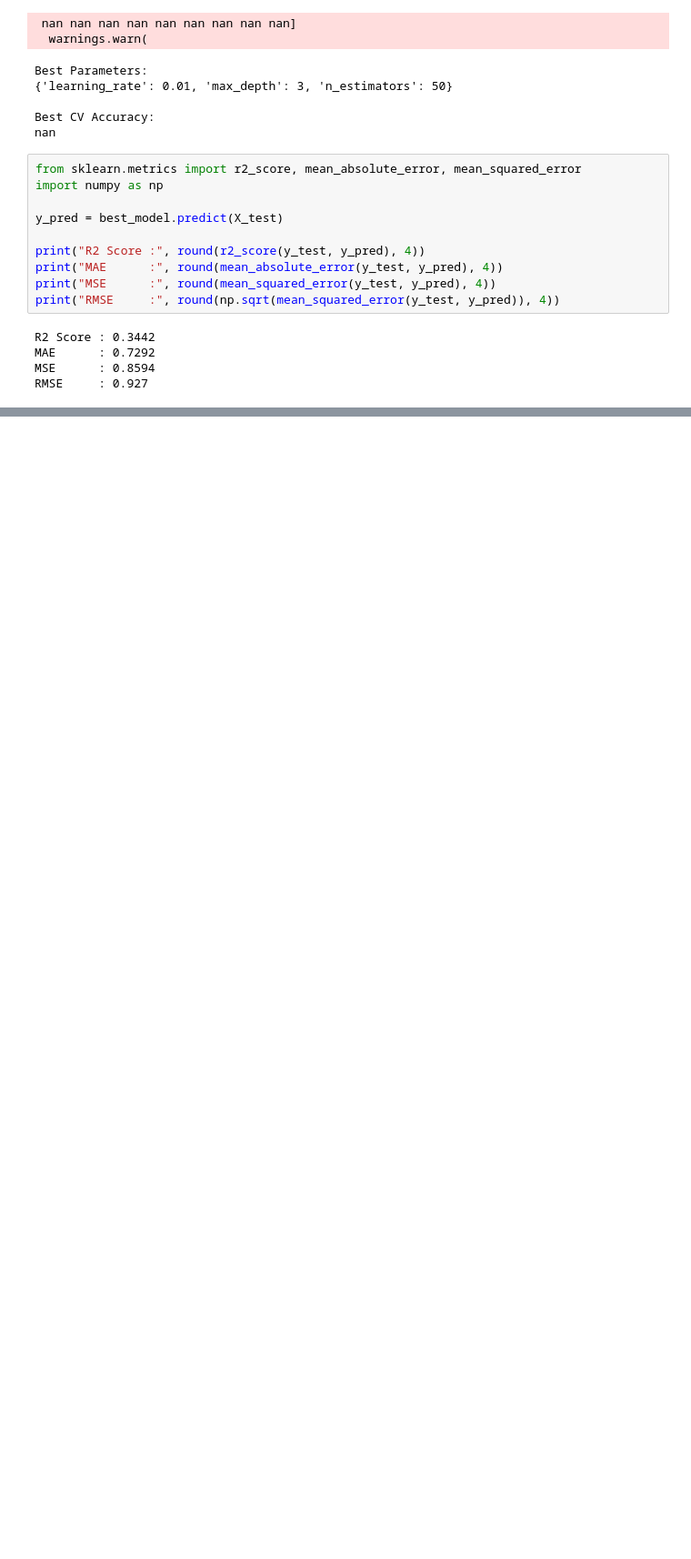
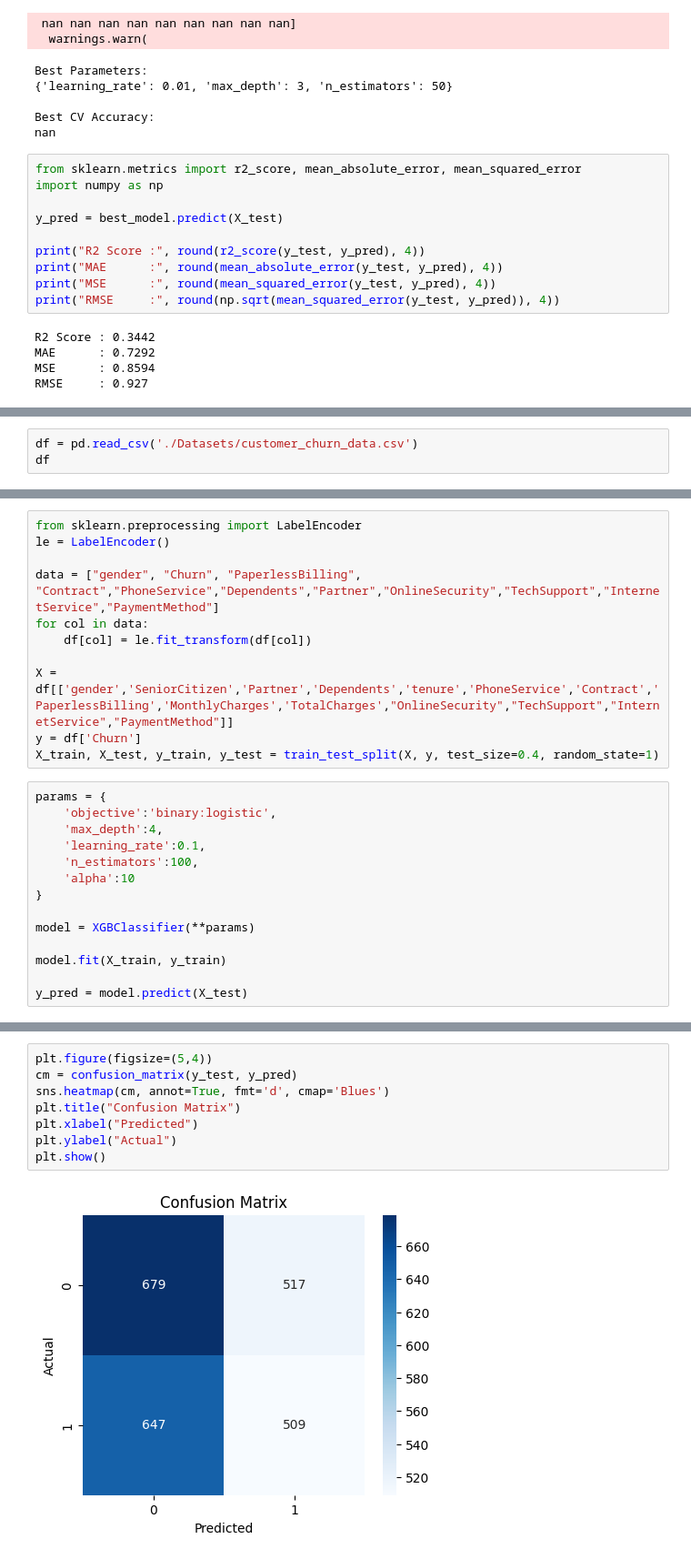
Before and after one commit to malik-abid2442/Python-ML, a Jupyter notebook: Boosting_Algorithms.ipynb, the cells around one changed output, grey strips where cells are left out. Shown at 91% size. Saved outputs shown, nothing was run; the diff lists cells and outputs as text; blank space fills up the shorter version.

```diff
--- a/Boosting_Algorithms.ipynb
+++ b/Boosting_Algorithms.ipynb
@@ -282,0 +307,3 @@ RMSE     : 0.927
+# %%
+df = pd.read_csv('./Datasets/customer_churn_data.csv')
+df
@@ -282,0 +344,25 @@ RMSE     : 0.927
+# %%
+from sklearn.preprocessing import LabelEncoder
+le = LabelEncoder()
+
+data = ["gender", "Churn", "PaperlessBilling", "Contract","PhoneService","Dependents","Partner","OnlineSecurity","TechSupport","InternetService","PaymentMethod"]
+for col in data:
+    df[col] = le.fit_transform(df[col])
+
+X = df[['gender','SeniorCitizen','Partner','Dependents','tenure','PhoneService','Contract','PaperlessBilling','MonthlyCharges','TotalCharges',"OnlineSecurity","TechSupport","InternetService","PaymentMethod"]]
+y = df['Churn']
+X_train, X_test, y_train, y_test = train_test_split(X, y, test_size=0.4, random_state=1)
+# %%
+params = {
+    'objective':'binary:logistic',
+    'max_depth':4,
+    'learning_rate':0.1,
+    'n_estimators':100,
+    'alpha':10
+}
+
+model = XGBClassifier(**params)
+
+model.fit(X_train, y_train)
+
+y_pred = model.predict(X_test)
@@ -282,0 +387,10 @@ RMSE     : 0.927
+# %%
+plt.figure(figsize=(5,4))
+cm = confusion_matrix(y_test, y_pred)
+sns.heatmap(cm, annot=True, fmt='d', cmap='Blues')
+plt.title("Confusion Matrix")
+plt.xlabel("Predicted")
+plt.ylabel("Actual")
+plt.show()
+# %% [output]
+[figure, added]
```
Also changed, not shown: parts of 14 cells of this notebook.
